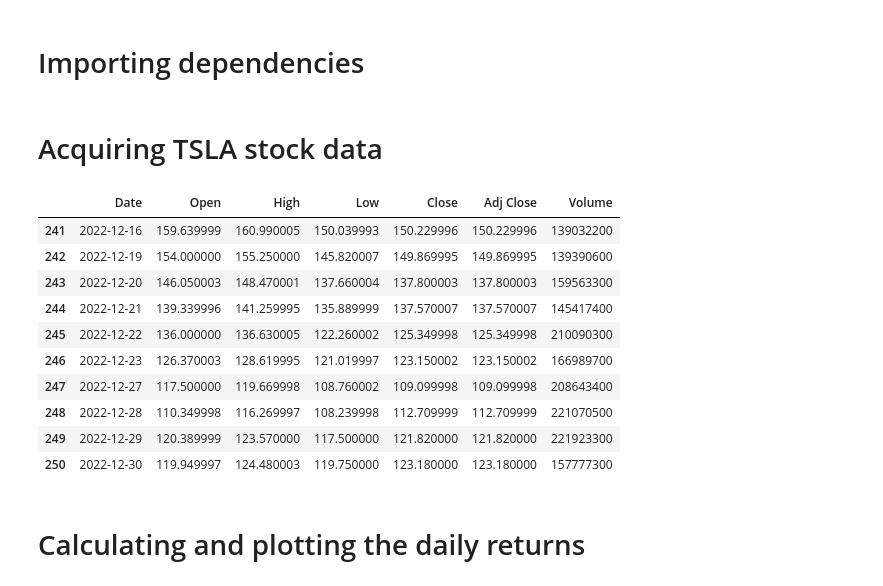
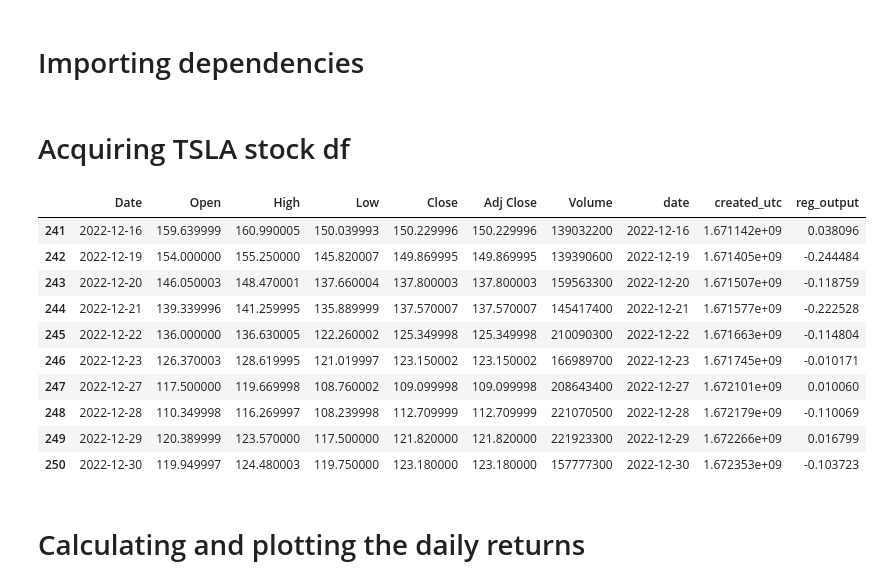
Before and after one commit to Maartenmoes9/Thesis_30_ECTS, a Jupyter notebook: GARCH_Oliver.ipynb, the cells around one changed output. Cells and saved outputs as stored; diff of their text form; code cells hidden in the pictures.

```diff
--- a/GARCH_Oliver.ipynb
+++ b/GARCH_Oliver.ipynb
@@ -17,5 +17,5 @@ from statsmodels.tsa.stattools import adfuller
 from statsmodels.stats.diagnostic import acorr_ljungbox
 import statsmodels.api as sm
 # %% [markdown]
-# Acquiring TSLA stock data
+# Acquiring TSLA stock df
 # %%
@@ -23,19 +23,19 @@ data = pd.read_csv("TSLA_2022.csv")
 # %%
 df = pd.read_csv("SP_SC.csv")
 # %%
-data.tail(10)
+df.tail(10)
 # %% [output]
-|  | Date | Open | High | Low | Close | Adj Close | Volume |
-| 241 | 2022-12-16 | 159.639999 | 160.990005 | 150.039993 | 150.229996 | 150.229996 | 139032200 |
-| 242 | 2022-12-19 | 154.000000 | 155.250000 | 145.820007 | 149.869995 | 149.869995 | 139390600 |
-| 243 | 2022-12-20 | 146.050003 | 148.470001 | 137.660004 | 137.800003 | 137.800003 | 159563300 |
-| 244 | 2022-12-21 | 139.339996 | 141.259995 | 135.889999 | 137.570007 | 137.570007 | 145417400 |
-| 245 | 2022-12-22 | 136.000000 | 136.630005 | 122.260002 | 125.349998 | 125.349998 | 210090300 |
-| 246 | 2022-12-23 | 126.370003 | 128.619995 | 121.019997 | 123.150002 | 123.150002 | 166989700 |
-| 247 | 2022-12-27 | 117.500000 | 119.669998 | 108.760002 | 109.099998 | 109.099998 | 208643400 |
-| 248 | 2022-12-28 | 110.349998 | 116.269997 | 108.239998 | 112.709999 | 112.709999 | 221070500 |
-| 249 | 2022-12-29 | 120.389999 | 123.570000 | 117.500000 | 121.820000 | 121.820000 | 221923300 |
-| 250 | 2022-12-30 | 119.949997 | 124.480003 | 119.750000 | 123.180000 | 123.180000 | 157777300 |
+|  | Date | Open | High | Low | Close | Adj Close | Volume | date | created_utc | reg_output |
+| 241 | 2022-12-16 | 159.639999 | 160.990005 | 150.039993 | 150.229996 | 150.229996 | 139032200 | 2022-12-16 | 1.671142e+09 | 0.038096 |
+| 242 | 2022-12-19 | 154.000000 | 155.250000 | 145.820007 | 149.869995 | 149.869995 | 139390600 | 2022-12-19 | 1.671405e+09 | -0.244484 |
+| 243 | 2022-12-20 | 146.050003 | 148.470001 | 137.660004 | 137.800003 | 137.800003 | 159563300 | 2022-12-20 | 1.671507e+09 | -0.118759 |
+| 244 | 2022-12-21 | 139.339996 | 141.259995 | 135.889999 | 137.570007 | 137.570007 | 145417400 | 2022-12-21 | 1.671577e+09 | -0.222528 |
+| 245 | 2022-12-22 | 136.000000 | 136.630005 | 122.260002 | 125.349998 | 125.349998 | 210090300 | 2022-12-22 | 1.671663e+09 | -0.114804 |
+| 246 | 2022-12-23 | 126.370003 | 128.619995 | 121.019997 | 123.150002 | 123.150002 | 166989700 | 2022-12-23 | 1.671745e+09 | -0.010171 |
+| 247 | 2022-12-27 | 117.500000 | 119.669998 | 108.760002 | 109.099998 | 109.099998 | 208643400 | 2022-12-27 | 1.672101e+09 | 0.010060 |
+| 248 | 2022-12-28 | 110.349998 | 116.269997 | 108.239998 | 112.709999 | 112.709999 | 221070500 | 2022-12-28 | 1.672179e+09 | -0.110069 |
+| 249 | 2022-12-29 | 120.389999 | 123.570000 | 117.500000 | 121.820000 | 121.820000 | 221923300 | 2022-12-29 | 1.672266e+09 | 0.016799 |
+| 250 | 2022-12-30 | 119.949997 | 124.480003 | 119.750000 | 123.180000 | 123.180000 | 157777300 | 2022-12-30 | 1.672353e+09 | -0.103723 |
 # %% [markdown]
 # Calculating and plotting the daily returns
 # %%
```
Also changed, not shown: parts of 71 cells of this notebook.
